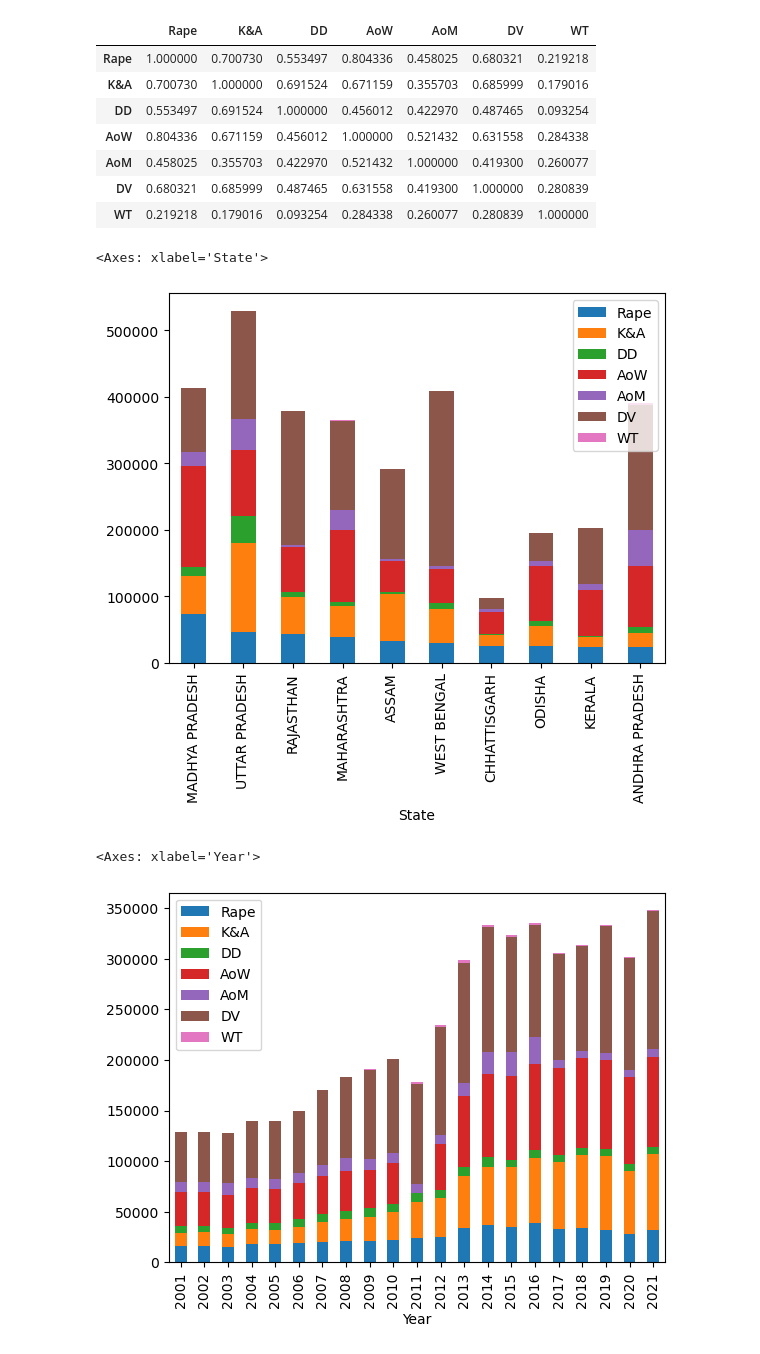
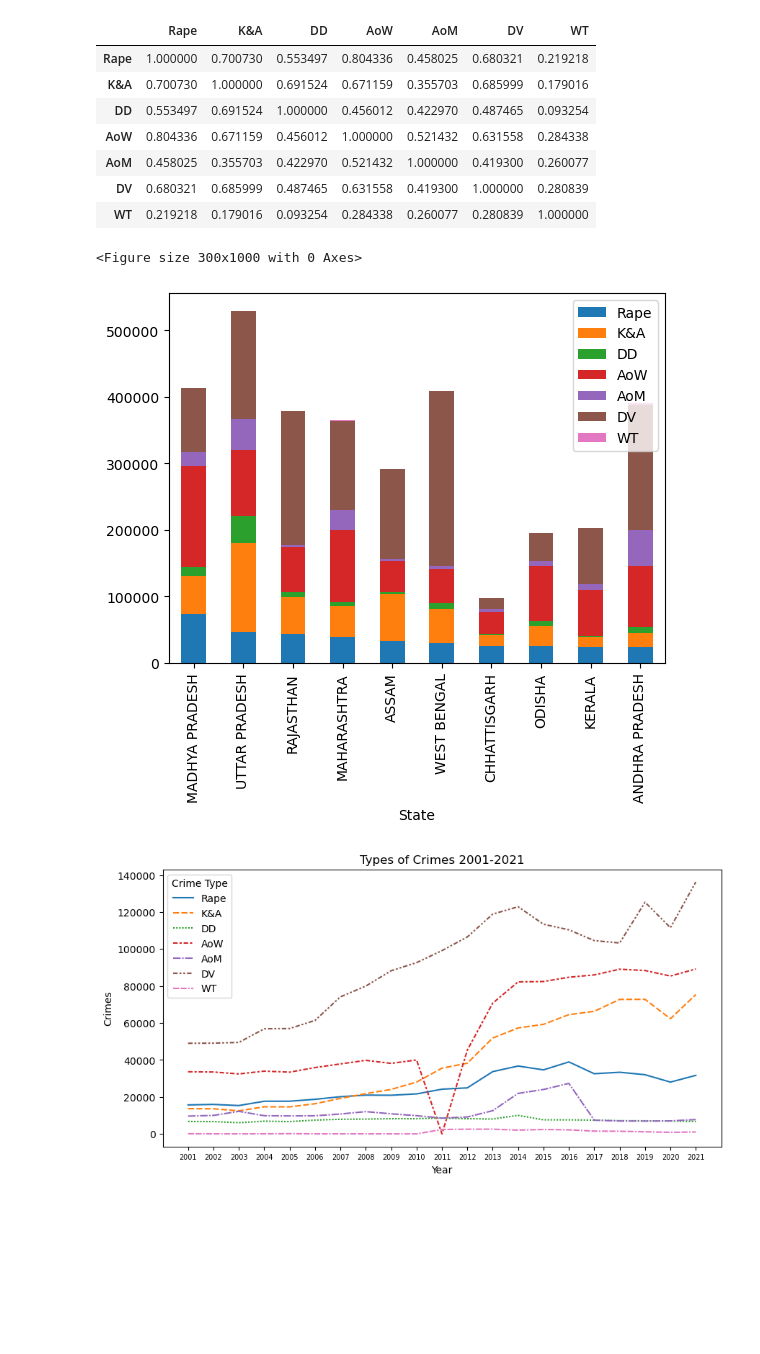
Before and after one commit to sandeepgalipelli/CrimeAgainstWomen, a Jupyter notebook: CrimeAgainstWoman.ipynb, the cells around one changed output. Drawn from its saved outputs; the diff is of its cells as text; code cells hidden in the pictures; blank space fills up the shorter version.

```diff
--- a/CrimeAgainstWoman.ipynb
+++ b/CrimeAgainstWoman.ipynb
@@ -133,14 +137,26 @@ correlation_matrix
 | DV | 0.680321 | 0.685999 | 0.487465 | 0.631558 | 0.419300 | 1.000000 | 0.280839 |
 | WT | 0.219218 | 0.179016 | 0.093254 | 0.284338 | 0.260077 | 0.280839 | 1.000000 |
 # %%
+plt.figure(figsize=(3,10))
 crimes= crimeAw.drop('Year',axis =1)
 crimes.groupby('State').sum().sort_values('Rape',ascending=False).head(10).plot(kind='bar',stacked=True)
+plt.show()
 # %% [output]
-<Axes: xlabel='State'>
+<Figure size 300x1000 with 0 Axes>
 [figure]
 # %%
-crimeAw.drop('State',axis=1).groupby('Year').sum().plot(kind='bar',stacked=True)
+# Types of Crimes 2001-2021 - Lineplot
+warnings.filterwarnings("ignore", category=FutureWarning)
+crimeDf = crimeAw.groupby('Year').sum()
+year = crimeDf.index.tolist()
+plt.figure(figsize=(10,5))
+sns.lineplot(data=crimeDf)
+plt.title('Types of Crimes 2001-2021')
+plt.xlabel('Year')
+plt.ylabel('Crimes')
+plt.xticks(year,rotation=0, size = 7)
+plt.legend(title='Crime Type', loc='upper left')
+plt.show()
 # %% [output]
-<Axes: xlabel='Year'>
-[figure, old version]
+[figure, new version]
 # %%
```
Also changed, not shown: parts of 5 cells of this notebook.
